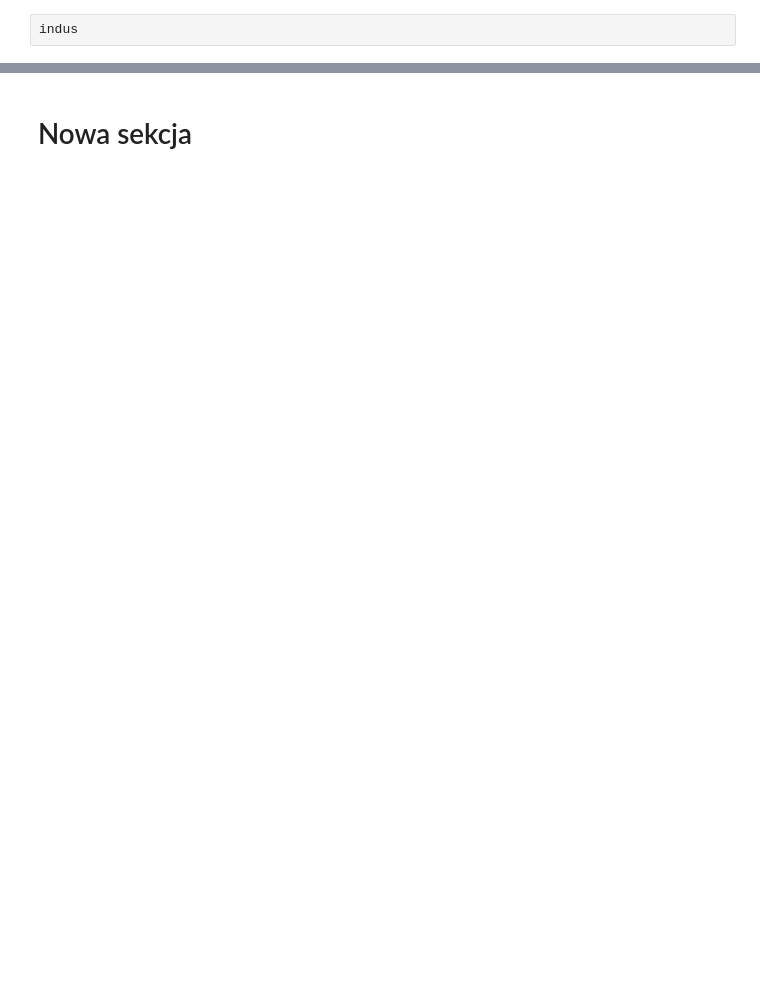
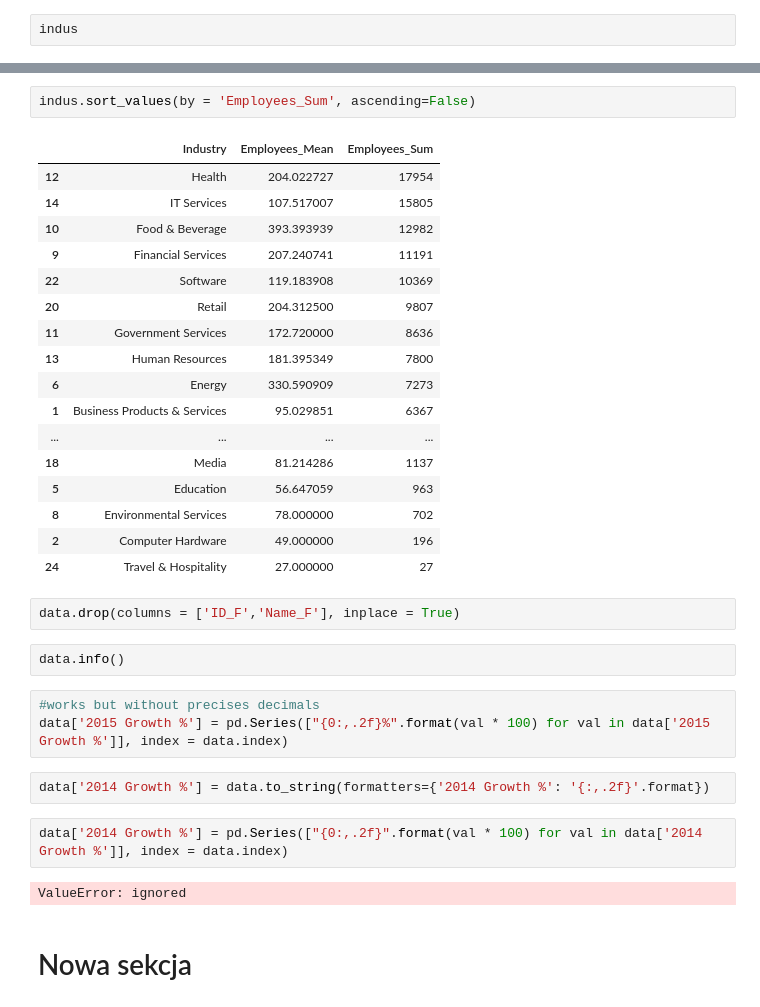
Before and after one commit to MrDataAnalyst/Sales-analysis, a Jupyter notebook: Startups.ipynb, the cells around one changed output, grey strips where cells are left out. Saved outputs shown, nothing was run; the diff lists cells and outputs as text; blank space fills up the shorter version.

```diff
--- a/Startups.ipynb
+++ b/Startups.ipynb
@@ -159,2 +118,35 @@ startups
+# %%
+indus.sort_values(by = 'Employees_Sum', ascending=False)
+# %% [output]
+|  | Industry | Employees_Mean | Employees_Sum |
+| 12 | Health | 204.022727 | 17954 |
+| 14 | IT Services | 107.517007 | 15805 |
+| 10 | Food & Beverage | 393.393939 | 12982 |
+| 9 | Financial Services | 207.240741 | 11191 |
+| 22 | Software | 119.183908 | 10369 |
+| 20 | Retail | 204.312500 | 9807 |
+| 11 | Government Services | 172.720000 | 8636 |
+| 13 | Human Resources | 181.395349 | 7800 |
+| 6 | Energy | 330.590909 | 7273 |
+| 1 | Business Products & Services | 95.029851 | 6367 |
+| ... | ... | ... | ... |
+| 18 | Media | 81.214286 | 1137 |
+| 5 | Education | 56.647059 | 963 |
+| 8 | Environmental Services | 78.000000 | 702 |
+| 2 | Computer Hardware | 49.000000 | 196 |
+| 24 | Travel & Hospitality | 27.000000 | 27 |
+# %%
+data.drop(columns = ['ID_F','Name_F'], inplace = True)
+# %%
+data.info()
+# %%
+#works but without precises decimals
+data['2015 Growth %'] = pd.Series(["{0:,.2f}%".format(val * 100) for val in data['2015 Growth %']], index = data.index)
+# %%
+data['2014 Growth %'] = data.to_string(formatters={'2014 Growth %': '{:,.2f}'.format})
+# %%
+data['2014 Growth %'] = pd.Series(["{0:,.2f}".format(val * 100) for val in data['2014 Growth %']], index = data.index)
+# %% [output]
+ValueError: ignored
 # %% [markdown]
 # Nowa sekcja
```
Also changed, not shown: parts of 35 cells of this notebook.
